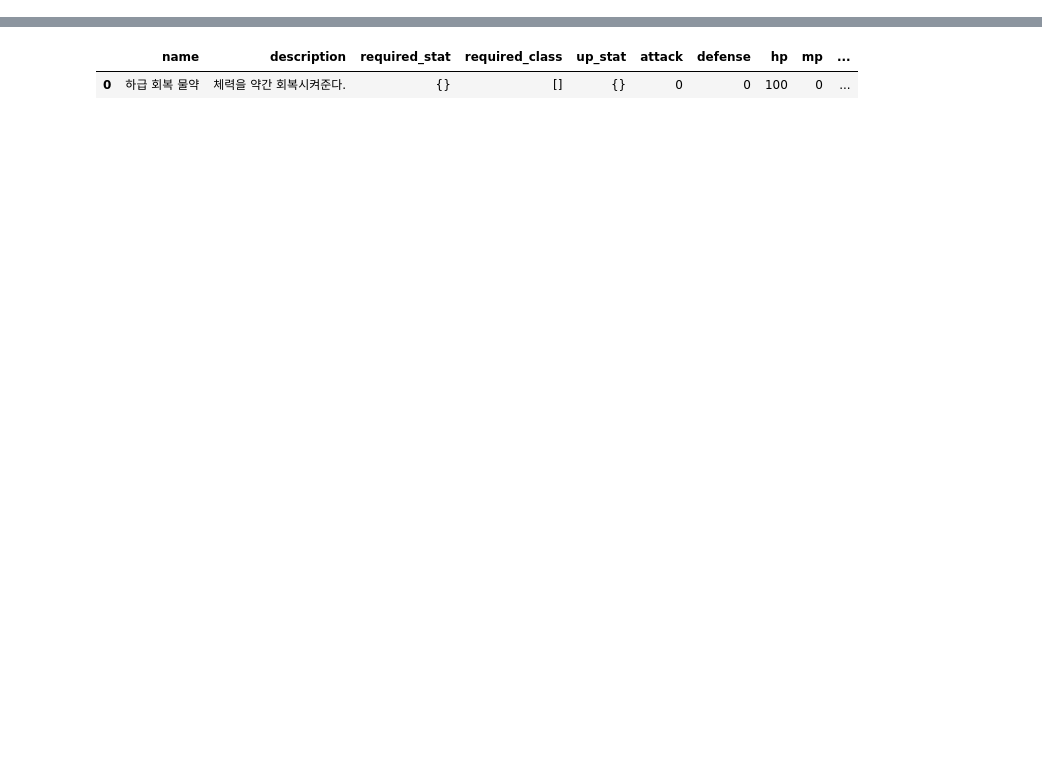
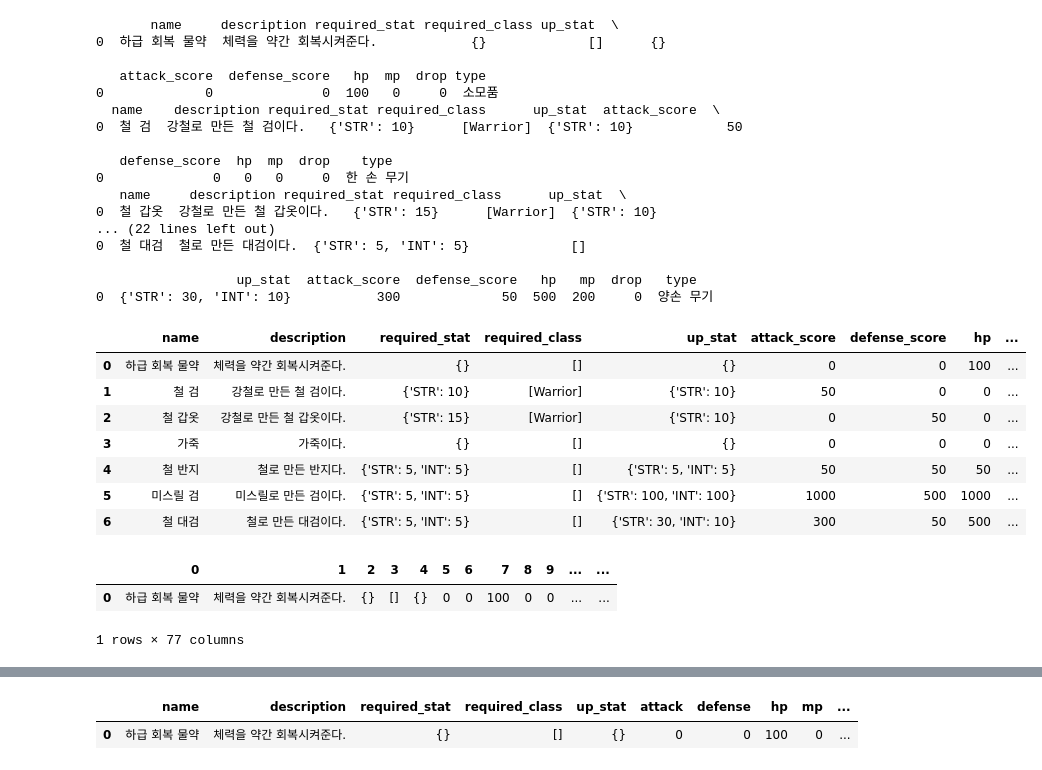
Before and after one commit to dlsdud9098/advanture_game, a Jupyter notebook: 1234.ipynb, the cells around one changed output, grey strips where cells are left out. Cells and saved outputs as stored; diff of their text form; code cells hidden in the pictures; blank space fills up the shorter version.

```diff
--- a/1234.ipynb
+++ b/1234.ipynb
@@ -4,6 +4,7 @@ from entity.armor import Armor
 import pandas as pd
 # %%
 from entity.armor import Armor
+from data.item_data import Item_SAVELOAD
 
 armor = Armor()
 datas1 = {
@@ -77,39 +78,76 @@ datas5 = {
 }
 datas6 = {
     "name": "미스릴 검",
     "description": "미스릴로 만든 검이다.",
     "required_stat": {"STR": 5, "INT": 5},
     "required_class": [],
     "up_stat": {"STR": 100, "INT": 100},
     "attack_score": 1000,
     "defense_score": 500,
     "hp": 1000,
     "mp": 500,
     "drop": 0,
     "type": "한 손 무기",
 }
 datas7 = {
     "name": "철 대검",
     "description": "철로 만든 대검이다.",
     "required_stat": {"STR": 5, "INT": 5},
     "required_class": [],
     "up_stat": {"STR": 30, "INT": 10},
     "attack_score": 300,
     "defense_score": 50,
     "hp": 500,
     "mp": 200,
     "drop": 0,
     "type": "양손 무기",
 }
 # datas = {}
-# armor.AddItem(datas1)
-# armor.AddItem(datas2)
-# armor.AddItem(datas3)
-# armor.AddItem(datas4)
-# armor.AddItem(datas5)
-# armor.AddItem(datas6)
+armor.AddItem(datas1)
+armor.AddItem(datas2)
+armor.AddItem(datas3)
+armor.AddItem(datas4)
+armor.AddItem(datas5)
+armor.AddItem(datas6)
 armor.AddItem(datas7)
 # print(armor.LoadData())
+item_svld = Item_SAVELOAD()
+item_svld.LoadData()
+# %% [output]
+       name     description required_stat required_class up_stat  \
+0  하급 회복 물약  체력을 약간 회복시켜준다.            {}             []      {}
+
+   attack_score  defense_score   hp  mp  drop type
+0             0              0  100   0     0  소모품
+  name    description required_stat required_class      up_stat  attack_score  \
+0  철 검  강철로 만든 철 검이다.   {'STR': 10}      [Warrior]  {'STR': 10}            50
+
+   defense_score  hp  mp  drop    type
+0              0   0   0     0  한 손 무기
+   name     description required_stat required_class      up_stat  \
+0  철 갑옷  강철로 만든 철 갑옷이다.   {'STR': 15}      [Warrior]  {'STR': 10}
+... (22 lines left out)
+0  철 대검  철로 만든 대검이다.  {'STR': 5, 'INT': 5}             []
+
+                  up_stat  attack_score  defense_score   hp   mp  drop   type
+0  {'STR': 30, 'INT': 10}           300             50  500  200     0  양손 무기
+|  | name | description | required_stat | required_class | up_stat | attack_score | defense_score | hp | ... |
+| 0 | 하급 회복 물약 | 체력을 약간 회복시켜준다. | {} | [] | {} | 0 | 0 | 100 | ... |
+| 1 | 철 검 | 강철로 만든 철 검이다. | {'STR': 10} | [Warrior] | {'STR': 10} | 50 | 0 | 0 | ... |
+| 2 | 철 갑옷 | 강철로 만든 철 갑옷이다. | {'STR': 15} | [Warrior] | {'STR': 10} | 0 | 50 | 0 | ... |
+| 3 | 가죽 | 가죽이다. | {} | [] | {} | 0 | 0 | 0 | ... |
+| 4 | 철 반지 | 철로 만든 반지다. | {'STR': 5, 'INT': 5} | [] | {'STR': 5, 'INT': 5} | 50 | 50 | 50 | ... |
+| 5 | 미스릴 검 | 미스릴로 만든 검이다. | {'STR': 5, 'INT': 5} | [] | {'STR': 100, 'INT': 100} | 1000 | 500 | 1000 | ... |
+| 6 | 철 대검 | 철로 만든 대검이다. | {'STR': 5, 'INT': 5} | [] | {'STR': 30, 'INT': 10} | 300 | 50 | 500 | ... |
+# %%
+from data.item_data import Item_SAVELOAD
+item_svld = Item_SAVELOAD()
+a = item_svld.LoadData()
+a
+# %% [output]
+|  | 0 | 1 | 2 | 3 | 4 | 5 | 6 | 7 | 8 | 9 | ... | ... |
+| 0 | 하급 회복 물약 | 체력을 약간 회복시켜준다. | {} | [] | {} | 0 | 0 | 100 | 0 | 0 | ... | ... |
+1 rows × 77 columns
 # %%
 import pickle
 from entity.armor import Armor
```
Also changed, not shown: parts of 3 cells of this notebook, 8 other files.
